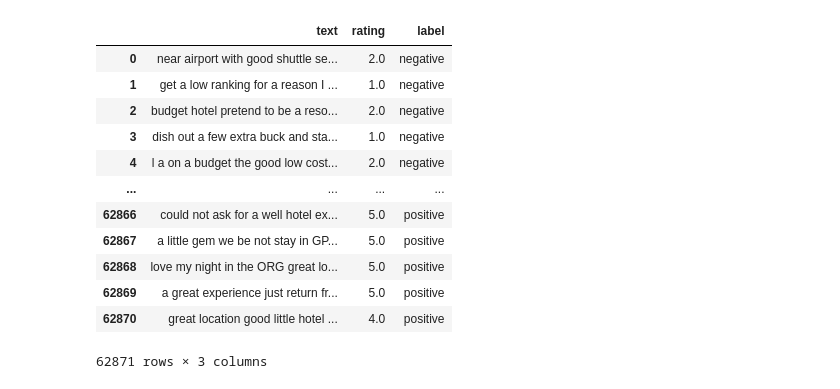
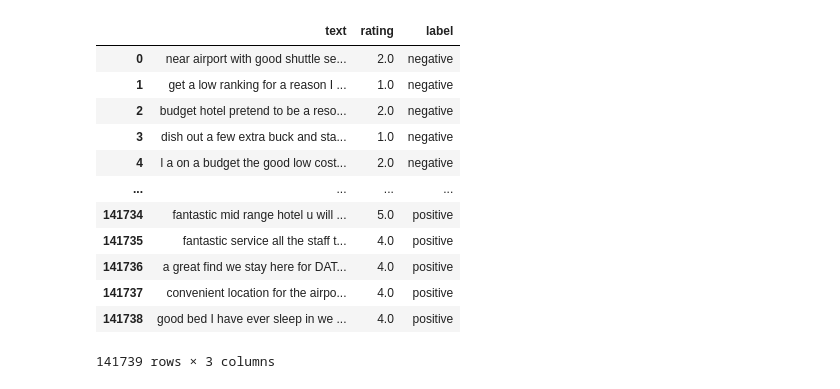
Before and after one commit to mausneg/Aspect-Based-Sentiment-Analysis-Hotel-Review, a Jupyter notebook: model/model_2.ipynb, the cells around one changed output. Drawn from its saved outputs; the diff is of its cells as text; code cells hidden in the pictures.

```diff
--- a/model/model_2.ipynb
+++ b/model/model_2.ipynb
@@ -17,22 +17,22 @@ from sklearn.manifold import TSNE
 import adjustText
 import tensorflow_hub as hub
 # %%
-df_data = pd.read_csv('../Data/data_2/clean_review.csv')
+df_data = pd.read_csv('../Data/data_2/clean_review_160k.csv')
 df_data
 # %% [output]
 |  | text | rating | label |
 | 0 | near airport with good shuttle se... | 2.0 | negative |
 | 1 | get a low ranking for a reason I ... | 1.0 | negative |
 | 2 | budget hotel pretend to be a reso... | 2.0 | negative |
 | 3 | dish out a few extra buck and sta... | 1.0 | negative |
 | 4 | l a on a budget the good low cost... | 2.0 | negative |
 | ... | ... | ... | ... |
-| 62866 | could not ask for a well hotel ex... | 5.0 | positive |
-| 62867 | a little gem we be not stay in GP... | 5.0 | positive |
-| 62868 | love my night in the ORG great lo... | 5.0 | positive |
-| 62869 | a great experience just return fr... | 5.0 | positive |
-| 62870 | great location good little hotel ... | 4.0 | positive |
+| 141734 | fantastic mid range hotel u will ... | 5.0 | positive |
+| 141735 | fantastic service all the staff t... | 4.0 | positive |
+| 141736 | a great find we stay here for DAT... | 4.0 | positive |
+| 141737 | convenient location for the airpo... | 4.0 | positive |
+| 141738 | good bed I have ever sleep in we ... | 4.0 | positive |
-62871 rows × 3 columns
+141739 rows × 3 columns
 # %%
 negative_reviews = df_data[df_data['label'] == 'negative']['text']
 positive_reviews = df_data[df_data['label'] == 'positive']['text']
```
Also changed, not shown: parts of 11 cells of this notebook.
